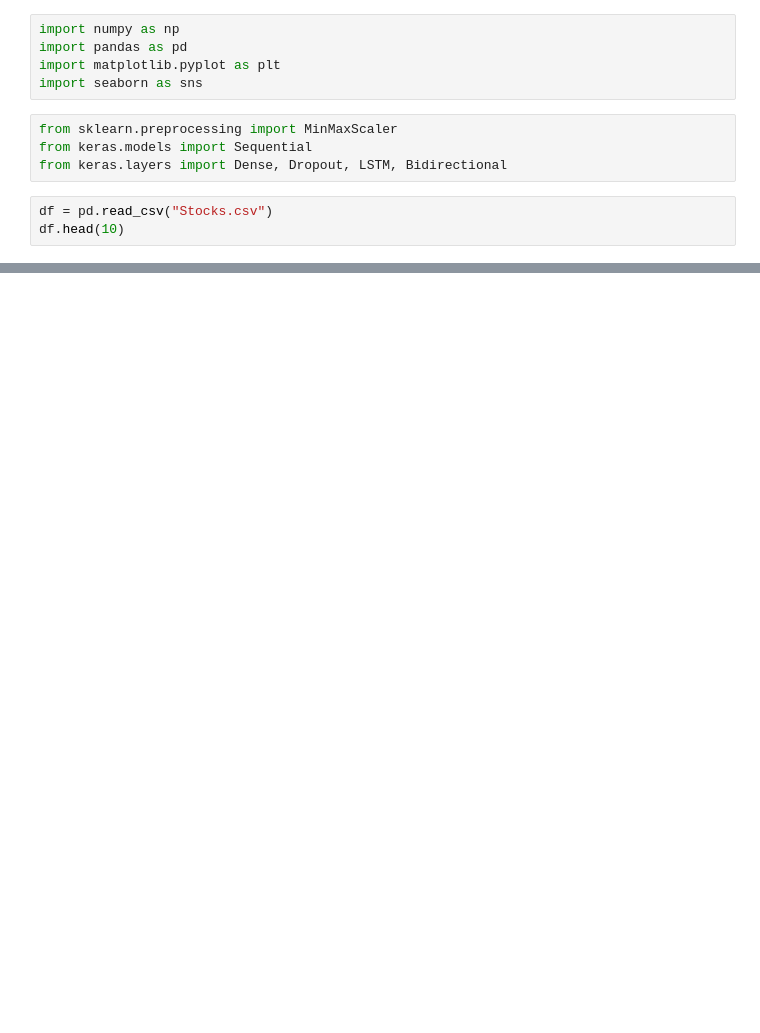
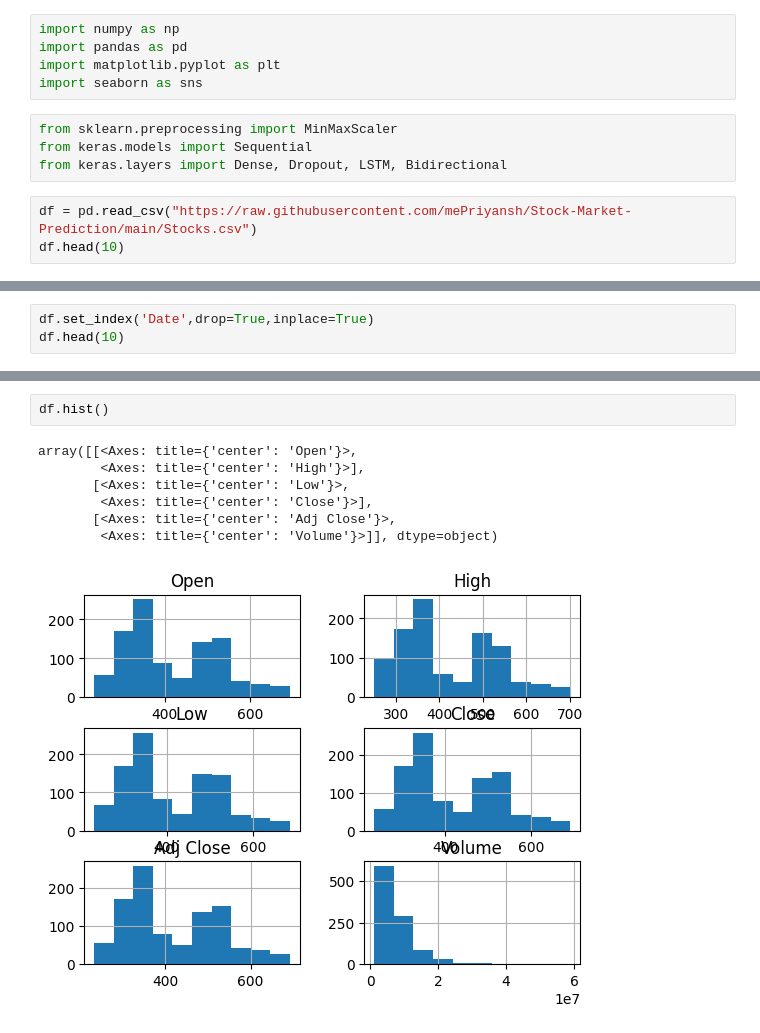
Before and after one commit to mePriyansh/Stock-Market-Prediction, a Jupyter notebook: Stock_Market_Prediction.ipynb, the cells around one changed output, grey strips where cells are left out. Cells and saved outputs as stored; diff of their text form; blank space fills up the shorter version.

```diff
--- a/Stock_Market_Prediction.ipynb
+++ b/Stock_Market_Prediction.ipynb
@@ -10,6 +10,6 @@ from sklearn.preprocessing import MinMaxScaler
 from keras.models import Sequential
 from keras.layers import Dense, Dropout, LSTM, Bidirectional
 # %%
-df = pd.read_csv("Stocks.csv")
+df = pd.read_csv("https://raw.githubusercontent.com/mePriyansh/Stock-Market-Prediction/main/Stocks.csv")
 df.head(10)
 # %% [output]
@@ -16,0 +80,3 @@ FileNotFoundError: ignored
+# %%
+df.set_index('Date',drop=True,inplace=True)
+df.head(10)
@@ -16,0 +96,10 @@ FileNotFoundError: ignored
+# %%
+df.hist()
+# %% [output]
+array([[<Axes: title={'center': 'Open'}>,
+        <Axes: title={'center': 'High'}>],
+       [<Axes: title={'center': 'Low'}>,
+        <Axes: title={'center': 'Close'}>],
+       [<Axes: title={'center': 'Adj Close'}>,
+        <Axes: title={'center': 'Volume'}>]], dtype=object)
+[figure, added]
```
Also changed, not shown: parts of 21 cells of this notebook.
